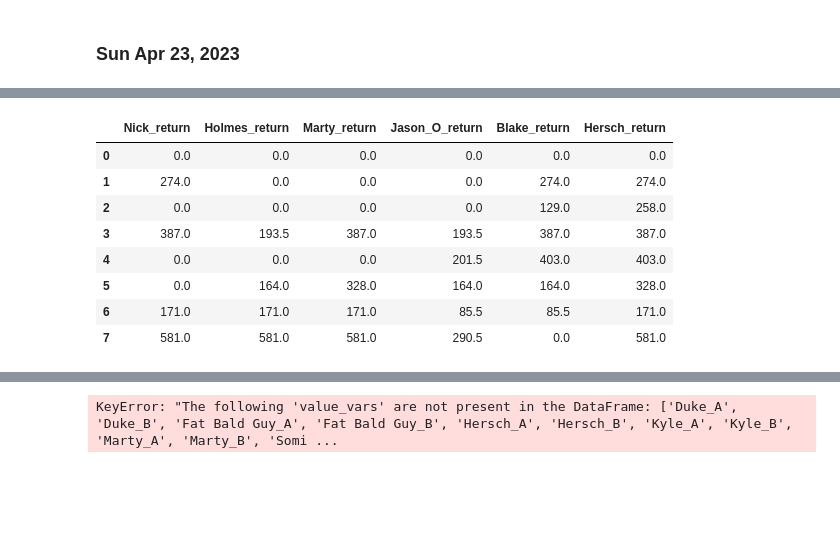
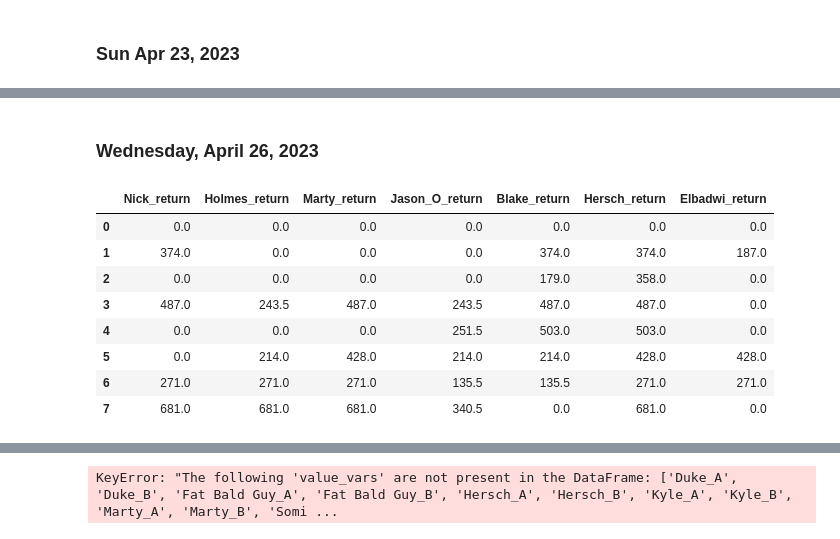
Before and after one commit to btatkinson/horse_cap_tracker, a Jupyter notebook: notebooks/kee_history.ipynb, the cells around one changed output, grey strips where cells are left out. Drawn from its saved outputs; the diff is of its cells as text; code cells hidden in the pictures; blank space fills up the shorter version.

```diff
--- a/notebooks/kee_history.ipynb
+++ b/notebooks/kee_history.ipynb
@@ -616,9 +911,13 @@ kee_2 = pd.DataFrame({
     'race':list(range(5, 11)),
     'winner':[4,7,1,9,5,5],
     'second':[3,4,7,5,3,8],
+    'third':[8,6,3,4,1,10],
     'win_paid':[14.20, 9.68, 28.10, 34.30, 7.98, 26.32],
     'win_place_paid':[5.30, 5.12, 5.04, 12.50, 5.18, 12.84],
-    'second_paid':[3.02, 4.70, 2.20, 8.22, 12.84, 7.24]
+    'win_show_paid':[3.30, 3.90, 4.10, 6.64, 3.40, 8.56],
+    'second_paid':[3.02, 4.70, 2.20, 8.22, 12.84, 7.24],
+    'second_show_paid':[2.54, 3.44, 2.10, 5.50, 5.48, 4.98],
+    'third_paid':[2.96, 3.26, 5.32, 7.20, 3.84, 10.02]
 })
 
 
@@ -810,9 +1236,13 @@ kee_3 = pd.DataFrame({
     'race':list(range(4, 10)),
     'winner':[3,2,3,6,3,2],
     'second':[5,6,2,7,5,4],
+    'third':[1,10,5,3,4,8],
     'win_paid':[15.96,7.98,22.72,4.14,11.50,6.52],
     'win_place_paid':[7.90, 4.46, 7.28, 3.16, 3.46, 4.20],
-    'second_paid':[5.40, 6.28, 4.48, 4.68, 2.22, 5]
+    'win_show_paid':[3.38,3.32,3.26, 2.32, 2.54, 3.74],
+    'second_paid':[5.40, 6.28, 4.48, 4.68, 2.22, 5],
+    'second_show_paid':[3.12, 4.58, 2.84, 3.06, 2.1, 3.64],
+    'third_paid':[2.56, 3.98, 2.46, 2.56, 3.10, 15.50]
 })
 
 sharps = ['Quincy','Blake','Nick','Holmes','Jason_O','Kelsch','Plonk']
@@ -979,3 +1534,5 @@ marty_b = {
+# %% [markdown]
+### Wednesday, April 26, 2023
 # %%
 
 
@@ -985,18 +1542,23 @@ kee_4 = pd.DataFrame({
     'race':list(range(1, 9)),
     'winner':[4,12,6,9,1,4,5,2],
     'second':[2,8,2,7,2,9,6,6],
+    'third':[8,16,4,8,7,3,2,3],
     'win_paid':[24.48,7.48,7.16,9.74,10.06,8.56,5.42,13.62],
     'win_place_paid':[6.98,3.98,4.02,3.96,4.24,3.34,3.20,6.58],
-    'second_paid':[2.90,8.28,4.18,3.04,2.58,2.72,3.80,11.18]
+    'win_show_paid':[4.76, 3.10, 3.40, 3.28, 3.14, 2.94, 2.10, 4.54],
+    'second_paid':[2.90,8.28,4.18,3.04,2.58,2.72,3.80,11.18],
+    'second_show_paid':[2.50, 5.24, 3.10, 2.54, 2.34, 2.10, 2.24, 6.32],
+    'third_paid':[8.42, 6.34, 5.10, 4.44, 4.22, 10.30, 2.16, 3.50]
 })
 
 pick_dict = {
-    'Blake':{'A':blake_a,'B':blake_b,'weight':1},
-    'Marty':{'A':marty_a,'B':marty_b,'weight':1},
-    'Nick':{'A':nick_a,'B':nick_b,'weight':1},
-    'Jason_O':{'A':jason_o_a,'B':jason_o_b,'weight':1},
-    'Holmes':{'A':holmes_a, 'B':holmes_b,'weight':1},
-    'Hersch':{'A':hersch_a,'B':hersch_b,'weight':1.5},
+    'Blake':{'A':blake_a,'B':blake_b},
+    'Marty':{'A':marty_a,'B':marty_b},
+    'Nick':{'A':nick_a,'B':nick_b},
+    'Jason_O':{'A':jason_o_a,'B':jason_o_b},
+    'Holmes':{'A':holmes_a, 'B':holmes_b},
+    'Hersch':{'A':hersch_a,'B':hersch_b},
+    'Elbadwi':{'A':elbadwi_a,'B':elbadwi_b}
 }
 
 weights_dict = {
@@ -1005,7 +1567,8 @@ weights_dict = {
     'Nick':1,
     'Holmes':1,
     'Jason_O':1,
-    'Hersch':1.5
+    'Hersch':1.5,
+    'Elbadwi':1
 }
 
 
@@ -1022,19 +1585,21 @@ for sharp in sharps:
     kee_4[f'{sharp}_horses_used'] = kee_4.apply(lambda x: len(x[f'{sharp}_A'])+0.5*len(x[f'{sharp}_B']), axis=1)
 
     ## toggle this
-    kee_4[f'{sharp}_return'] = ((kee_4['win_paid'].copy()/2)-1)*(kee_4[f'{sharp}_points']*10)
+    kee_4[f'{sharp}_invested'] = kee_4[f'{sharp}_horses_used']*100
+    ## toggle this
+    kee_4[f'{sharp}_return'] = ((kee_4['win_paid'].copy()/2)-1)*(kee_4[f'{sharp}_points']*10) + (kee_4[f'{sharp}_points']*10)
 # %%
-kee_4[['Nick_return','Holmes_return','Marty_return','Jason_O_return','Blake_return','Hersch_return']]
+kee_4[['Nick_return','Holmes_return','Marty_return','Jason_O_return','Blake_return','Hersch_return','Elbadwi_return']]
 # %% [output]
-|  | Nick_return | Holmes_return | Marty_return | Jason_O_return | Blake_return | Hersch_return |
-| 0 | 0.0 | 0.0 | 0.0 | 0.0 | 0.0 | 0.0 |
-| 1 | 274.0 | 0.0 | 0.0 | 0.0 | 274.0 | 274.0 |
-| 2 | 0.0 | 0.0 | 0.0 | 0.0 | 129.0 | 258.0 |
-| 3 | 387.0 | 193.5 | 387.0 | 193.5 | 387.0 | 387.0 |
-| 4 | 0.0 | 0.0 | 0.0 | 201.5 | 403.0 | 403.0 |
-| 5 | 0.0 | 164.0 | 328.0 | 164.0 | 164.0 | 328.0 |
-| 6 | 171.0 | 171.0 | 171.0 | 85.5 | 85.5 | 171.0 |
-| 7 | 581.0 | 581.0 | 581.0 | 290.5 | 0.0 | 581.0 |
+|  | Nick_return | Holmes_return | Marty_return | Jason_O_return | Blake_return | Hersch_return | Elbadwi_return |
+| 0 | 0.0 | 0.0 | 0.0 | 0.0 | 0.0 | 0.0 | 0.0 |
+| 1 | 374.0 | 0.0 | 0.0 | 0.0 | 374.0 | 374.0 | 187.0 |
+| 2 | 0.0 | 0.0 | 0.0 | 0.0 | 179.0 | 358.0 | 0.0 |
+| 3 | 487.0 | 243.5 | 487.0 | 243.5 | 487.0 | 487.0 | 0.0 |
+| 4 | 0.0 | 0.0 | 0.0 | 251.5 | 503.0 | 503.0 | 0.0 |
+| 5 | 0.0 | 214.0 | 428.0 | 214.0 | 214.0 | 428.0 | 428.0 |
+| 6 | 271.0 | 271.0 | 271.0 | 135.5 | 135.5 | 271.0 | 271.0 |
+| 7 | 681.0 | 681.0 | 681.0 | 340.5 | 0.0 | 681.0 | 0.0 |
 # %%
 
 composite = kee_4.copy()
```
Also changed, not shown: parts of 61 cells of this notebook, 10 other files.
